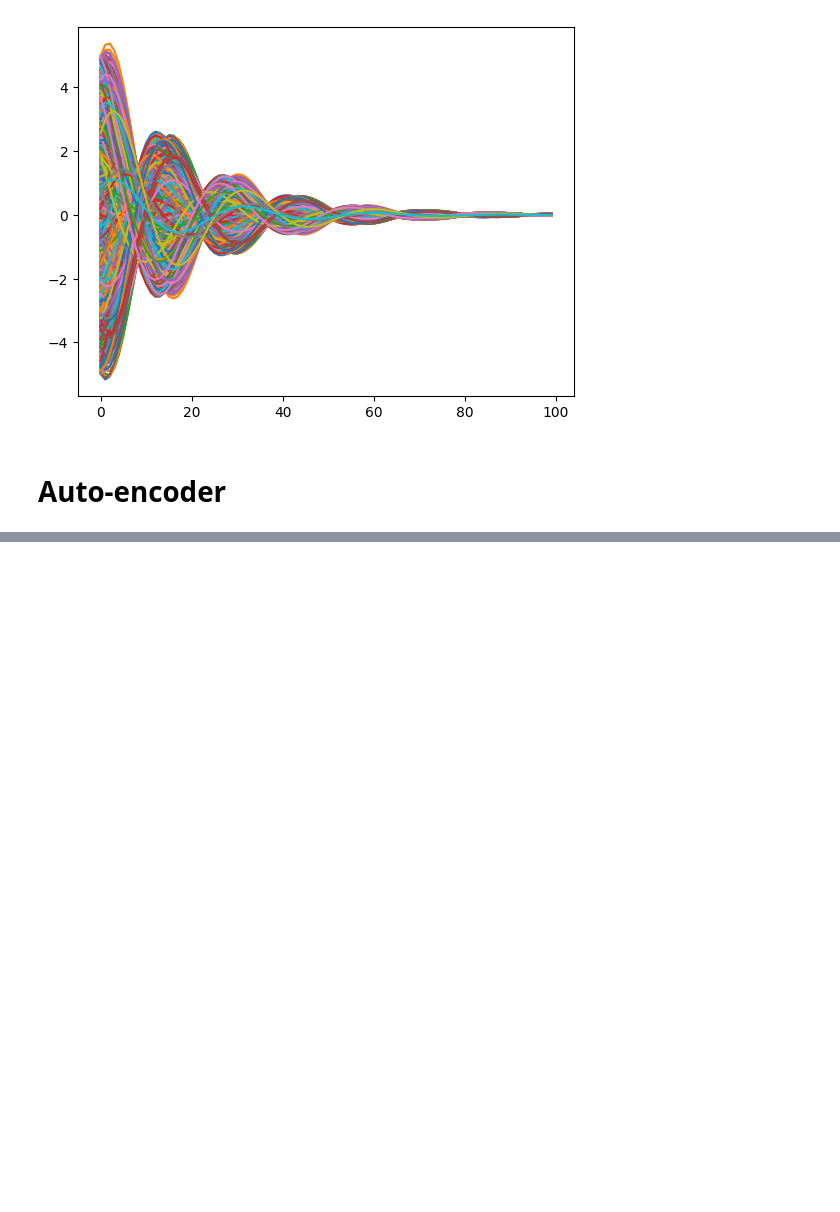
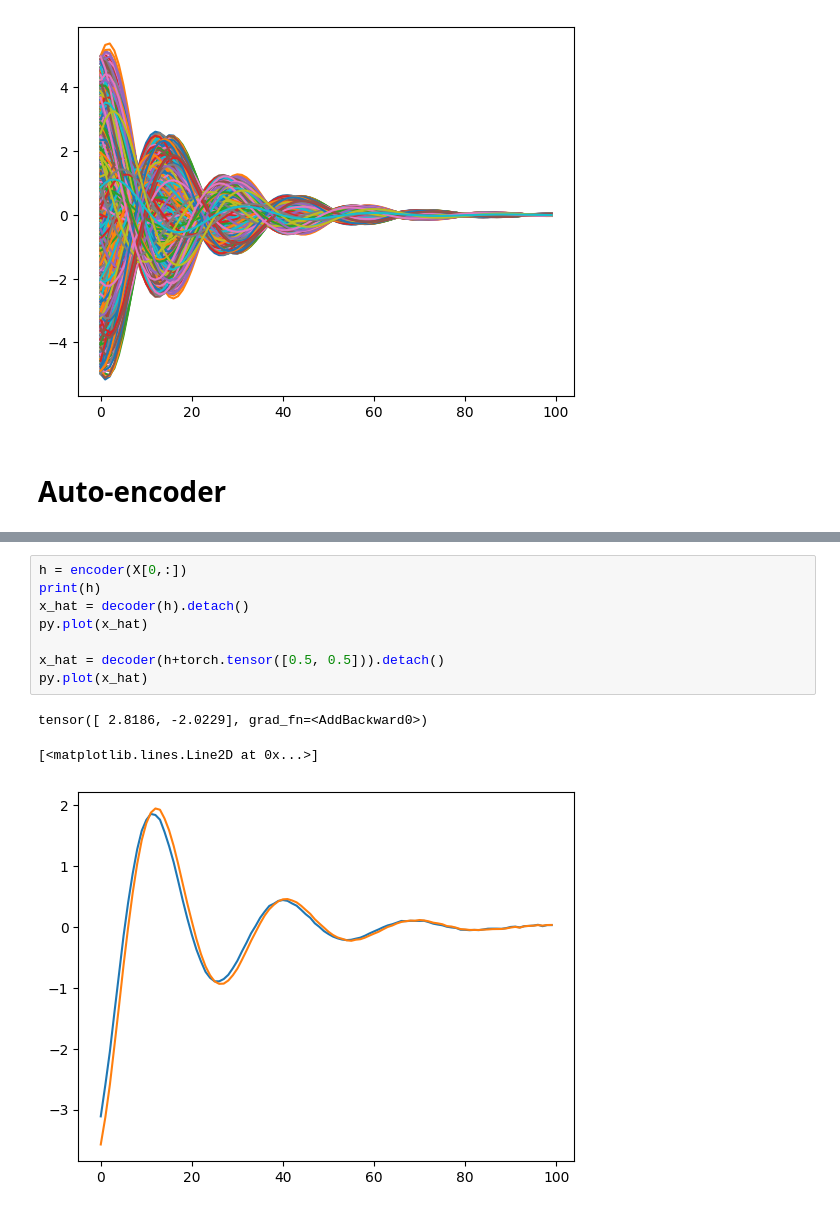
Before and after one commit to rcpaffenroth/dac_raghu, a Jupyter notebook: Autoencoder.ipynb, the cells around one changed output, grey strips where cells are left out. Drawn from its saved outputs; the diff is of its cells as text; blank space fills up the shorter version.

```diff
--- a/Autoencoder.ipynb
+++ b/Autoencoder.ipynb
@@ -34,0 +118,12 @@ py.plot(data_2d.T);
+# %%
+h = encoder(X[0,:])
+print(h)
+x_hat = decoder(h).detach()
+py.plot(x_hat)
+
+x_hat = decoder(h+torch.tensor([0.5, 0.5])).detach()
+py.plot(x_hat)
+# %% [output]
+tensor([ 2.8186, -2.0229], grad_fn=<AddBackward0>)
+[<matplotlib.lines.Line2D at 0x...>]
+[figure, added]
```
Also changed, not shown: parts of 12 cells of this notebook, 1 other file.
